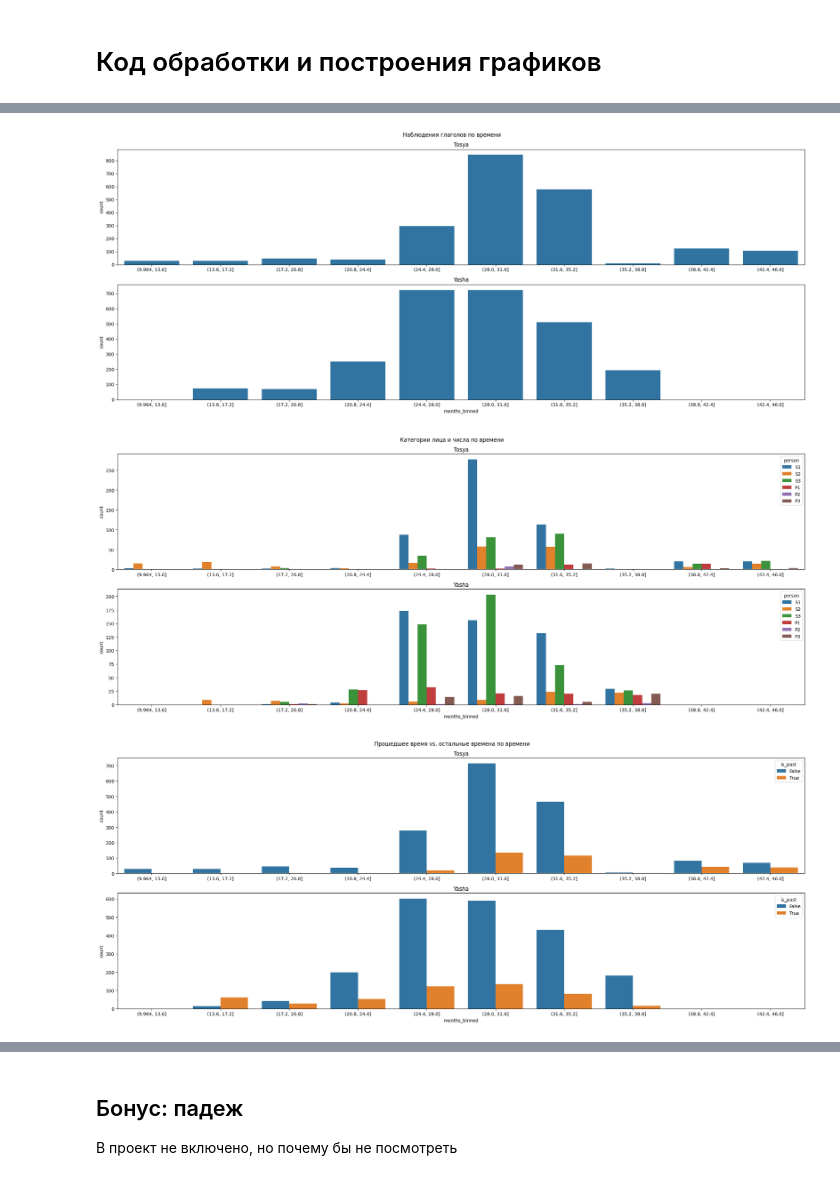
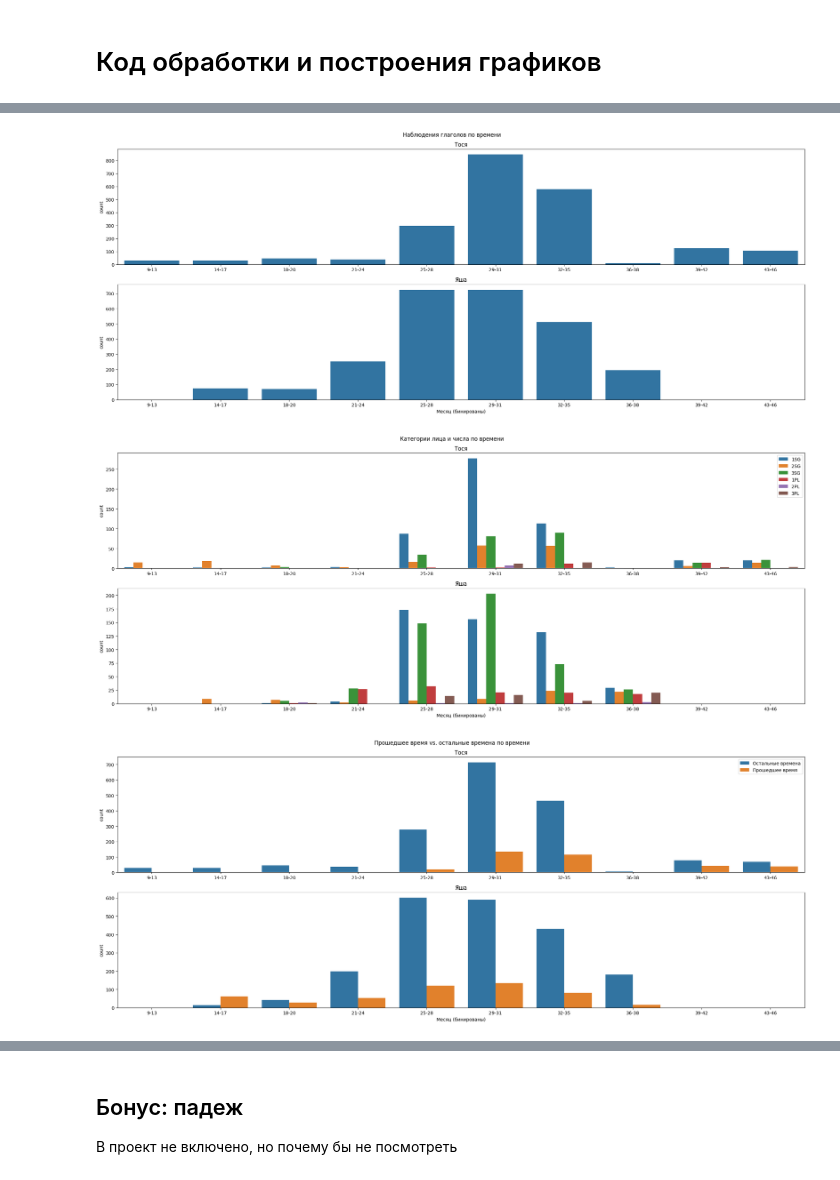
Before and after one commit to rijksly/verb-categories-child-speech-project, a Jupyter notebook: detrech.ipynb, the cells around one changed output, grey strips where cells are left out. Cells and saved outputs as stored; diff of their text form; code cells hidden in the pictures.

```diff
--- a/detrech.ipynb
+++ b/detrech.ipynb
@@ -109,61 +144,88 @@ plt.show()
 fig, (ax1, ax2) = plt.subplots(nrows=2, ncols=1, figsize=(22,9), layout='tight')
 fig.suptitle('Наблюдения глаголов по времени')
 
-ax1.set_title('Tosya')
-sns.countplot(verbs[verbs['child'] == 'Tosya'], x='months_binned', ax=ax1)
+ax1.set_title('Тося')
+sns.countplot(verbs[verbs['child'] == 'Tosya'], x='Месяц (бинированы)', ax=ax1)
 ax1.set_xlabel('')
 
-ax2.set_title('Yasha')
-sns.countplot(verbs[verbs['child'] == 'Yasha'], x='months_binned', ax=ax2)
+ax2.set_title('Яша')
+sns.countplot(verbs[verbs['child'] == 'Yasha'], x='Месяц (бинированы)', ax=ax2)
 
 plt.show()
 # %% [output]
-[figure, old version]
+[figure, new version]
 # %%
 # категории лица и числа у финитных глаголов наст. и буд. времен
 
 fig, (ax1, ax2) = plt.subplots(nrows=2, ncols=1, figsize=(22,9), layout='tight')
 fig.suptitle('Категории лица и числа по времени')
 
 palette_dict = {
-    'S1': '#1f77b4',
-    'S2': '#ff7f0e',
-    'S3': '#2ca02c',
-    'P1': '#d62728',
-    'P2': '#9467bd',
-    'P3': '#8c564b',
+    '1SG': '#1f77b4',
+    '2SG': '#ff7f0e',
+    '3SG': '#2ca02c',
+    '1PL': '#d62728',
+    '2PL': '#9467bd',
+    '3PL': '#8c564b',
 }
 
-person_number = verbs[(verbs['person'] != 'Infinitive') & (verbs['person'] != 'Imperative') & (verbs['person'] != 'Past')]
+person_number = verbs[(verbs['person'] != 'Инфинитив') & (verbs['person'] != 'Императив') & (verbs['person'] != 'Прошедшее время')]
 
-ax1.set_title('Tosya')
-sns.countplot(person_number[person_number['child'] == 'Tosya'], x='months_binned', hue='person', palette=palette_dict, hue_order=palette_dict.keys(), ax=ax1)
+ax1.set_title('Тося')
+sns.countplot(
+    data=person_number[person_number['child'] == 'Tosya'],
+    x='Месяц (бинированы)',
+    hue='person',
+    palette=palette_dict,
+    hue_order=palette_dict.keys(),
+    ax=ax1
+)
+ax1.get_legend().set_title(None)
 ax1.set_xlabel('')
 
-ax2.set_title('Yasha')
-sns.countplot(person_number[person_number['child'] == 'Yasha'], x='months_binned', hue='person', palette=palette_dict, hue_order=palette_dict.keys(), ax=ax2)
+ax2.set_title('Яша')
+sns.countplot(
+    data=person_number[person_number['child'] == 'Yasha'],
+    x='Месяц (бинированы)',
+    hue='person',
+    palette=palette_dict,
+    hue_order=palette_dict.keys(),
+    legend=False,
+    ax=ax2
+)
 
 plt.show()
 # %% [output]
-[figure, old version]
+[figure, new version]
 # %%
 # прошедшее время vs. остальные времена
 
 fig, (ax1, ax2) = plt.subplots(nrows=2, ncols=1, figsize=(22,9), layout='tight')
 fig.suptitle('Прошедшее время vs. остальные времена по времени')
 
-verbs['is_past'] = verbs['person'].apply(lambda x: True if x =='Past' else False)
+verbs['is_past'] = verbs['person'].apply(lambda x: 'Прошедшее время' if x =='Прошедшее время' else 'Остальные времена')
 
-ax1.set_title('Tosya')
-sns.countplot(verbs[verbs['child'] == 'Tosya'], x='months_binned', hue='is_past', ax=ax1)
+ax1.set_title('Тося')
+sns.countplot(
+    verbs[verbs['child'] == 'Tosya'],
+    x='Месяц (бинированы)',
+    hue='is_past',
+    ax=ax1)
+ax1.get_legend().set_title(None)
 ax1.set_xlabel('')
 
-ax2.set_title('Yasha')
-sns.countplot(verbs[verbs['child'] == 'Yasha'], x='months_binned', hue='is_past', ax=ax2)
+ax2.set_title('Яша')
+sns.countplot(
+    verbs[verbs['child'] == 'Yasha'],
+    x='Месяц (бинированы)',
+    hue='is_past',
+    legend=False,
+    ax=ax2
+)
 
 plt.show()
 # %% [output]
-[figure, old version]
+[figure, new version]
 # %%
 # императив vs инфинитив
 
```
Also changed, not shown: parts of 4 cells of this notebook.
